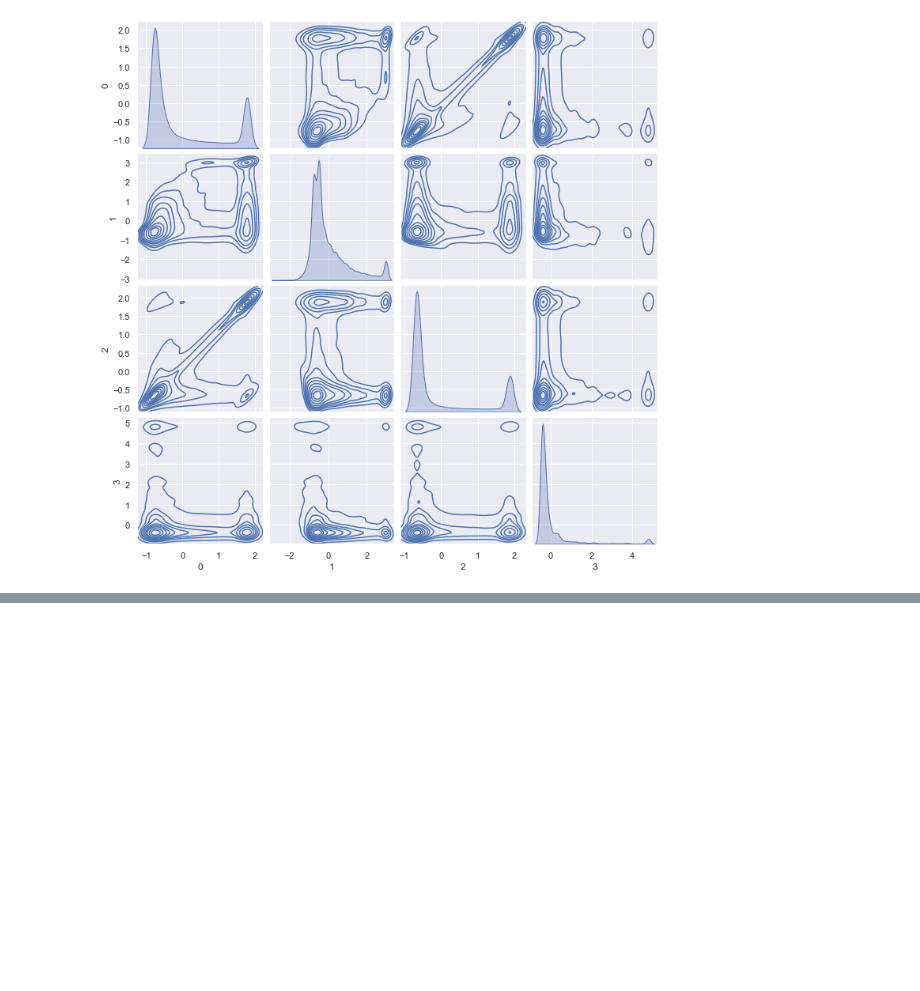
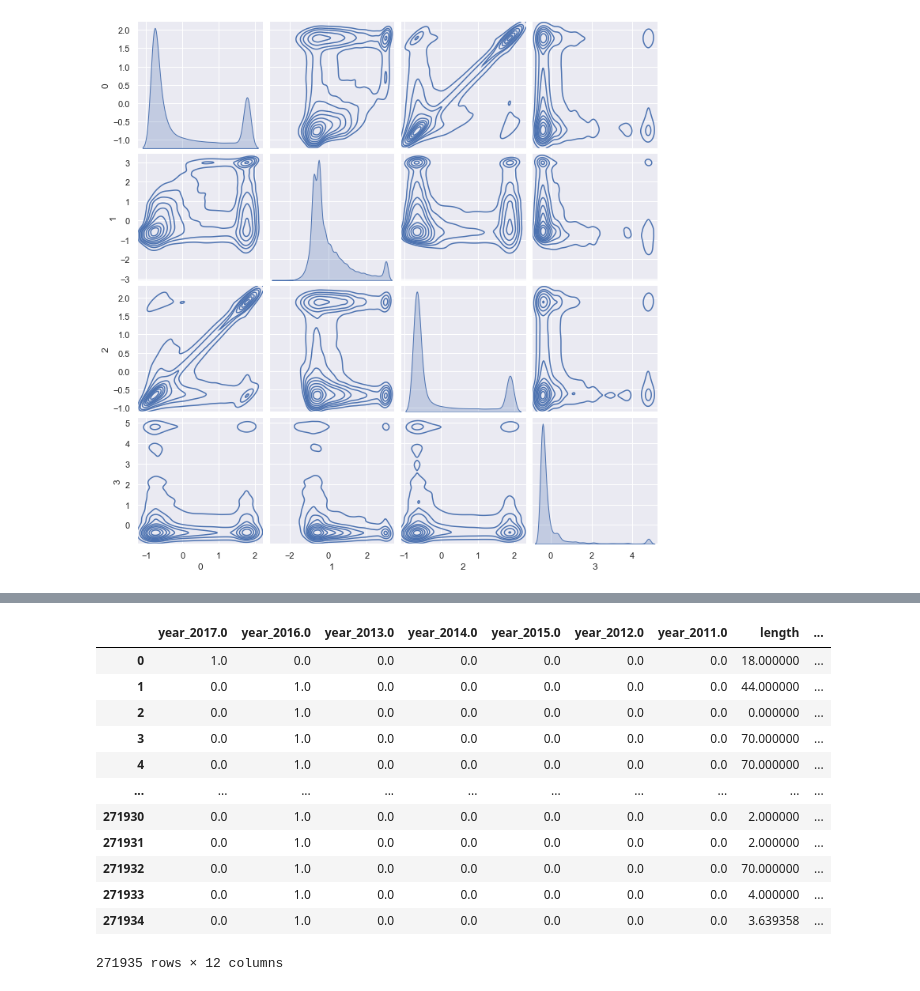
Before and after one commit to gauravsh0812/Bitcoin_Heist, a Jupyter notebook: EDA_Bitcoin_Heist.ipynb, the cells around one changed output, grey strips where cells are left out. Cells and saved outputs as stored; diff of their text form; code cells hidden in the pictures; blank space fills up the shorter version.

```diff
--- a/EDA_Bitcoin_Heist.ipynb
+++ b/EDA_Bitcoin_Heist.ipynb
@@ -859,0 +871,19 @@ sns.pairplot(sample_corr, kind="kde")
+# %%
+import category_encoders as ce
+encoder=ce.OneHotEncoder(cols='year',handle_unknown='return_nan',return_df=True,use_cat_names=True)
+data_encoded = encoder.fit_transform(df)
+data_encoded
+# %% [output]
+|  | year_2017.0 | year_2016.0 | year_2013.0 | year_2014.0 | year_2015.0 | year_2012.0 | year_2011.0 | length | ... |
+| 0 | 1.0 | 0.0 | 0.0 | 0.0 | 0.0 | 0.0 | 0.0 | 18.000000 | ... |
+| 1 | 0.0 | 1.0 | 0.0 | 0.0 | 0.0 | 0.0 | 0.0 | 44.000000 | ... |
+| 2 | 0.0 | 1.0 | 0.0 | 0.0 | 0.0 | 0.0 | 0.0 | 0.000000 | ... |
+| 3 | 0.0 | 1.0 | 0.0 | 0.0 | 0.0 | 0.0 | 0.0 | 70.000000 | ... |
+| 4 | 0.0 | 1.0 | 0.0 | 0.0 | 0.0 | 0.0 | 0.0 | 70.000000 | ... |
+| ... | ... | ... | ... | ... | ... | ... | ... | ... | ... |
+| 271930 | 0.0 | 1.0 | 0.0 | 0.0 | 0.0 | 0.0 | 0.0 | 2.000000 | ... |
+| 271931 | 0.0 | 1.0 | 0.0 | 0.0 | 0.0 | 0.0 | 0.0 | 2.000000 | ... |
+| 271932 | 0.0 | 1.0 | 0.0 | 0.0 | 0.0 | 0.0 | 0.0 | 70.000000 | ... |
+| 271933 | 0.0 | 1.0 | 0.0 | 0.0 | 0.0 | 0.0 | 0.0 | 4.000000 | ... |
+| 271934 | 0.0 | 1.0 | 0.0 | 0.0 | 0.0 | 0.0 | 0.0 | 3.639358 | ... |
+271935 rows × 12 columns
```
Also changed, not shown: parts of 3 cells of this notebook.
